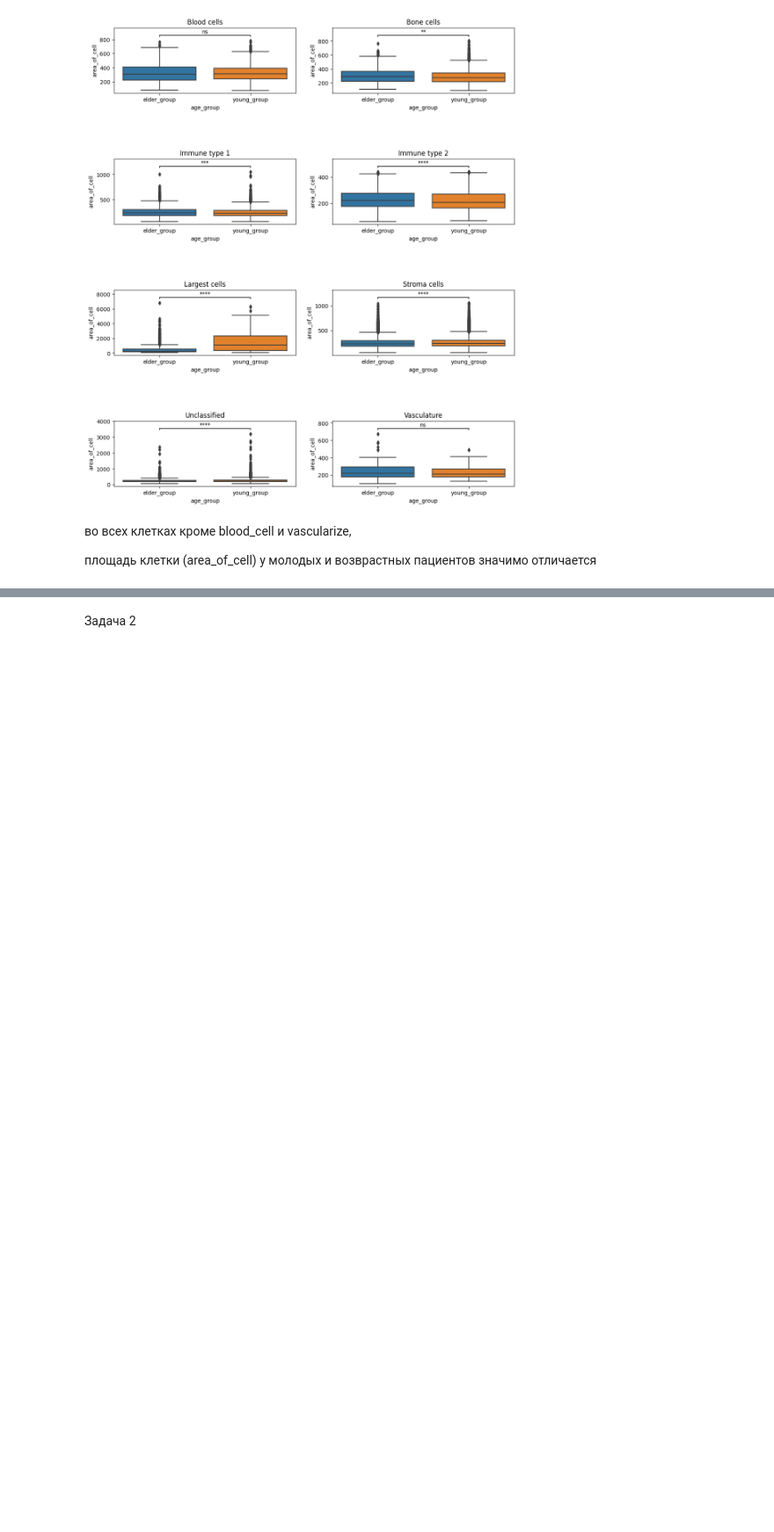
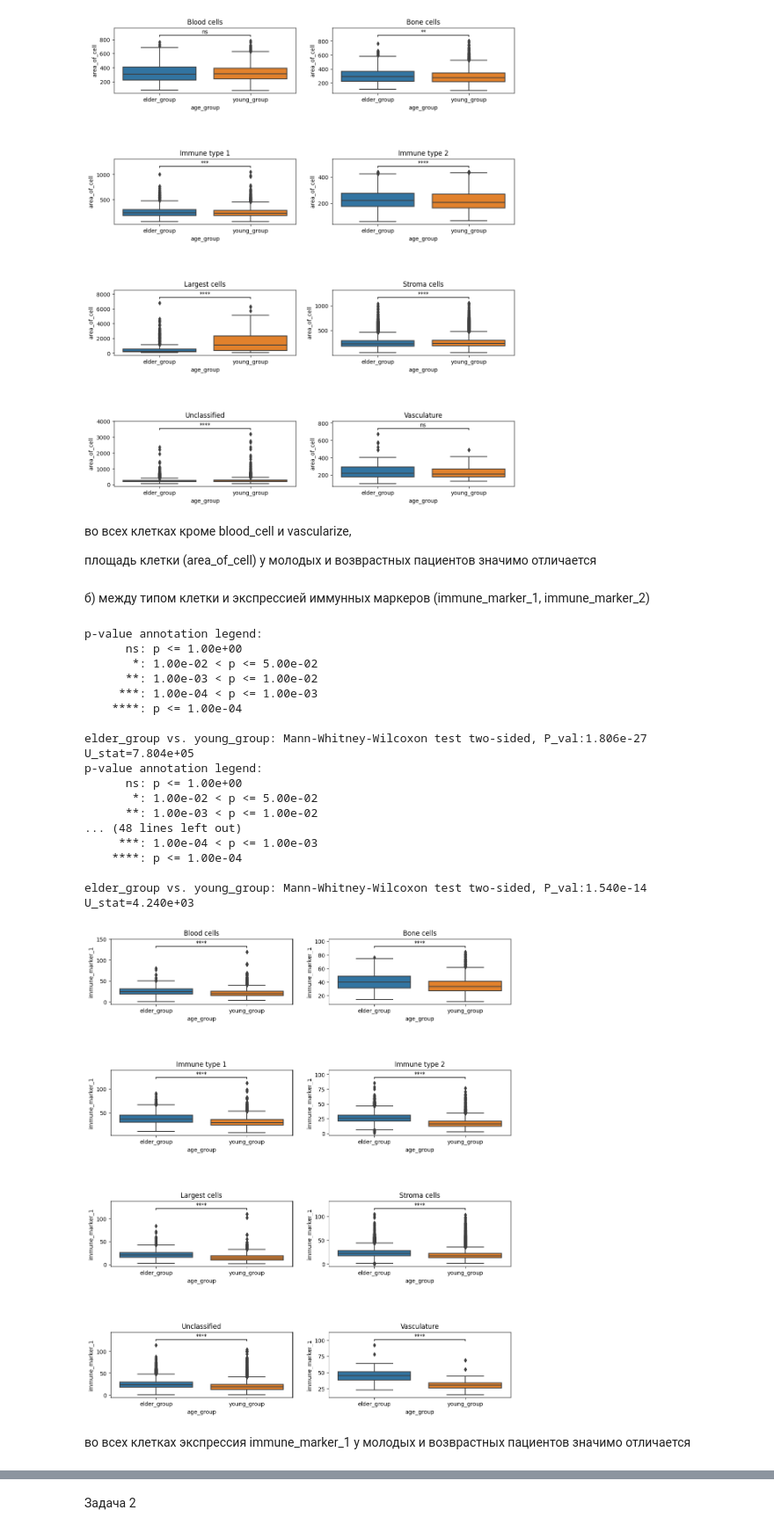
Before and after one commit to MarinaGrad/SF-data-science22, a Jupyter notebook: homework/Community_ dataset/HW4_MG.ipynb, the cells around one changed output, grey strips where cells are left out. Shown at 88% size. Cells and saved outputs as stored; diff of their text form; code cells hidden in the pictures; blank space fills up the shorter version.

Commit message:
task 1 HW4 cells done

```diff
--- a/homework/Community_ dataset/HW4_MG.ipynb
+++ b/homework/Community_ dataset/HW4_MG.ipynb
@@ -105,3 +80,5 @@ from statannotations.Annotator import Annotator
 from itertools import combinations
 # %%
 order = community_dataset['age_group'].unique()
+# %% [markdown]
+б) между типом клетки и экспрессией иммунных маркеров (immune_marker_1, immune_marker_2)
@@ -107,0 +87,48 @@ order = community_dataset['age_group'].unique()
+# %%
+order = community_dataset['age_group'].unique()
+order
+# %%
+pairs = list(combinations(order, 2))
+pairs
+# %%
+grouped = community_dataset.groupby(by='cell_type')[['immune_marker_1', 'age_group']]
+
+n_groups = community_dataset['cell_type'].nunique()
+
+fig, ax = plt.subplots(nrows=4, ncols=2)
+fig.set_size_inches(13,15)
+plt.subplots_adjust(hspace=1)
+
+for index, (key, group) in enumerate(grouped):
+      sns.boxplot(x=group['age_group'], y=group['immune_marker_1'], ax=ax[index//2, index%2], order=order)
+      ax[index//2, index%2].set_title(key, loc='center')
+
+      annotator = Annotator(ax[index//2, index%2],
+                            pairs,
+                            data=group,
+                            x='age_group',
+                            y="immune_marker_1",
+                            order=order)
+      annotator.configure(test='Mann-Whitney', text_format='star', loc='inside')
+      annotator.apply_and_annotate()
+# %% [output]
+p-value annotation legend:
+      ns: p <= 1.00e+00
+       *: 1.00e-02 < p <= 5.00e-02
+      **: 1.00e-03 < p <= 1.00e-02
+     ***: 1.00e-04 < p <= 1.00e-03
+    ****: p <= 1.00e-04
+
+elder_group vs. young_group: Mann-Whitney-Wilcoxon test two-sided, P_val:1.806e-27 U_stat=7.804e+05
+p-value annotation legend:
+      ns: p <= 1.00e+00
+       *: 1.00e-02 < p <= 5.00e-02
+      **: 1.00e-03 < p <= 1.00e-02
+... (48 lines left out)
+     ***: 1.00e-04 < p <= 1.00e-03
+    ****: p <= 1.00e-04
+
+elder_group vs. young_group: Mann-Whitney-Wilcoxon test two-sided, P_val:1.540e-14 U_stat=4.240e+03
+[figure, added]
+# %% [markdown]
+во всех клетках экспрессия immune_marker_1 у молодых и возврастных пациентов значимо отличается
```
Also changed, not shown: parts of 22 cells of this notebook.
